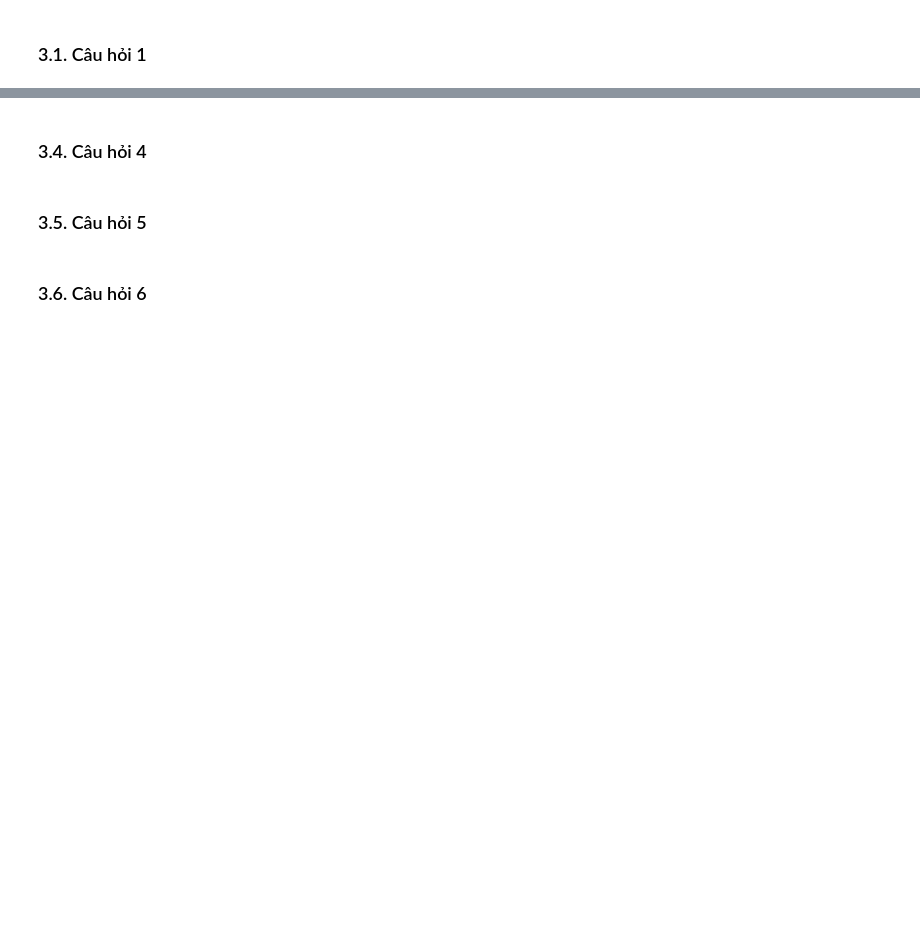
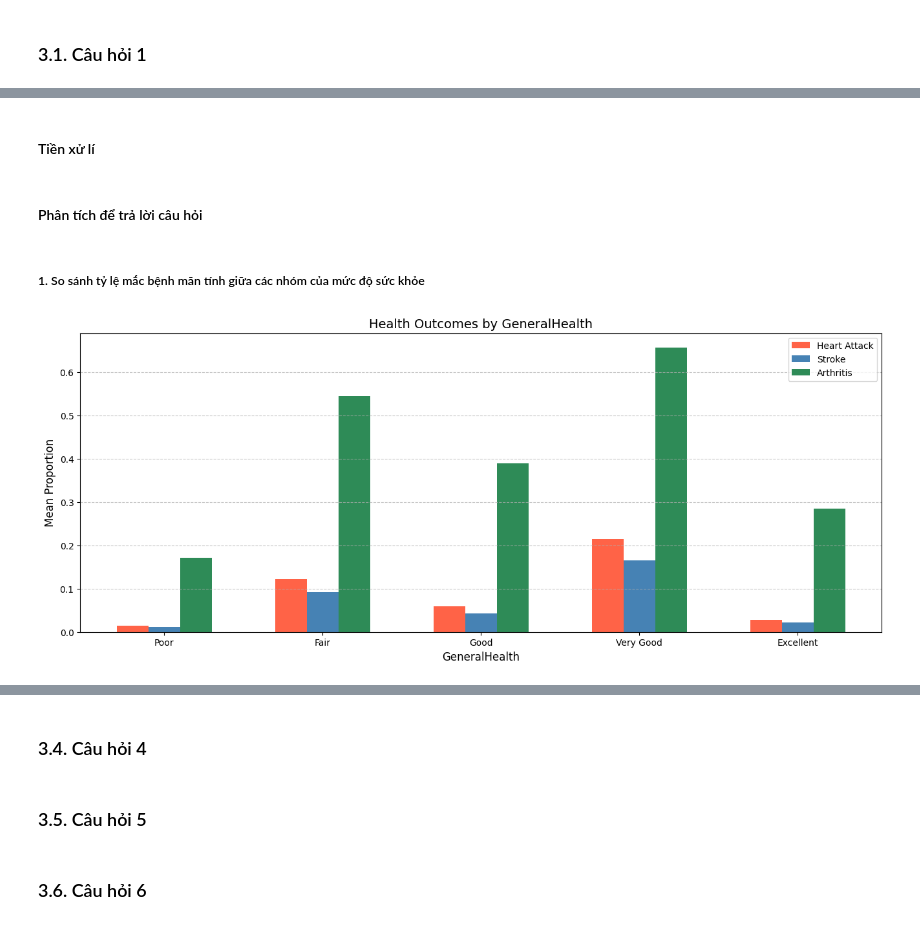
Before and after one commit to HoanggNguyen/LTKHDL_22-21, a Jupyter notebook: P4DS_Final_Project.ipynb, the cells around one changed output, grey strips where cells are left out. Saved outputs shown, nothing was run; the diff lists cells and outputs as text; code cells hidden in the pictures; blank space fills up the shorter version.

```diff
--- a/P4DS_Final_Project.ipynb
+++ b/P4DS_Final_Project.ipynb
@@ -756,0 +953,2 @@ plot_distributions(data_heart, columns_to_plot)
+# %% [markdown]
+#### Tiền xử lí
@@ -756,0 +1017,8 @@ plot_distributions(data_heart, columns_to_plot)
+# %% [markdown]
+#### Phân tích để trả lời câu hỏi
+# %% [markdown]
+##### 1. So sánh tỷ lệ mắc bệnh mãn tính giữa các nhóm của mức độ sức khỏe
+# %%
+plot_bar('GeneralHealth', ['Poor', 'Fair', 'Good', 'Very Good', 'Excellent'], data_Q3)
+# %% [output]
+[figure, added]
```
Also changed, not shown: parts of 44 cells of this notebook.
